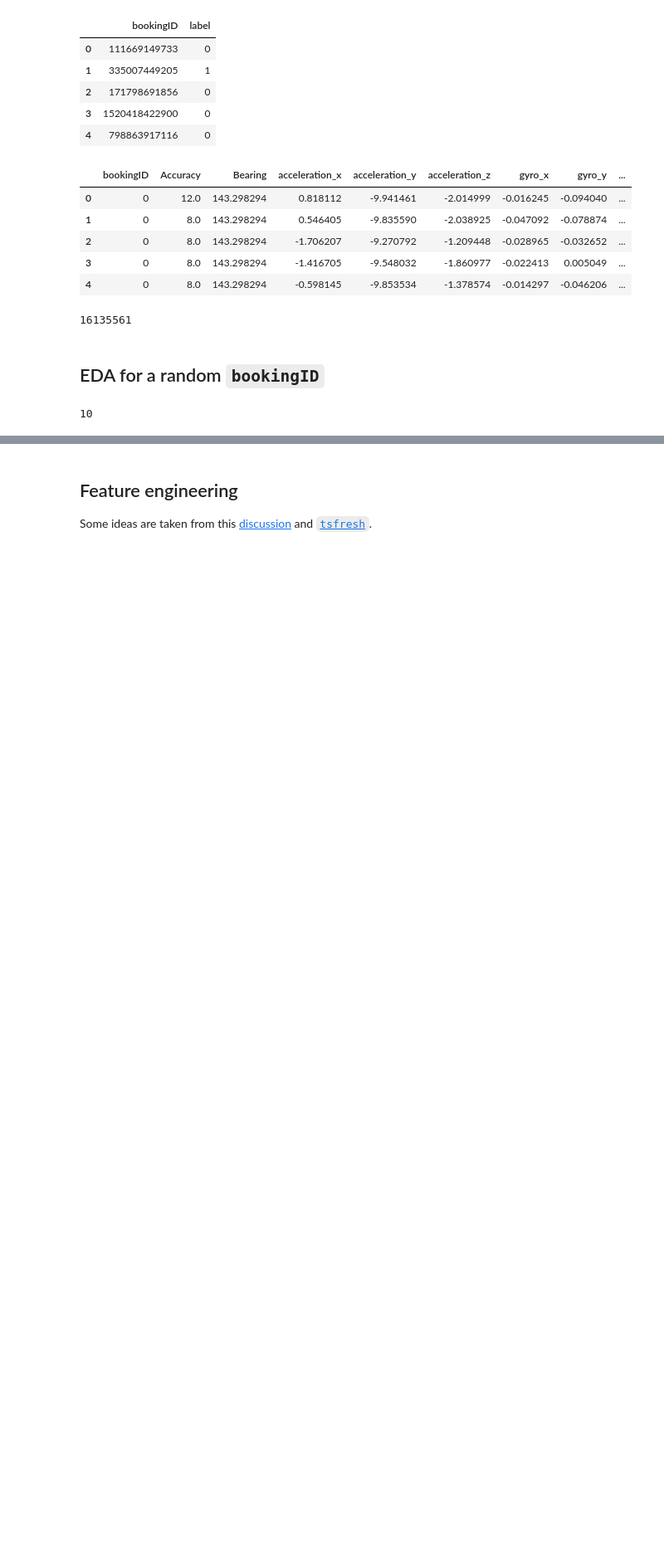
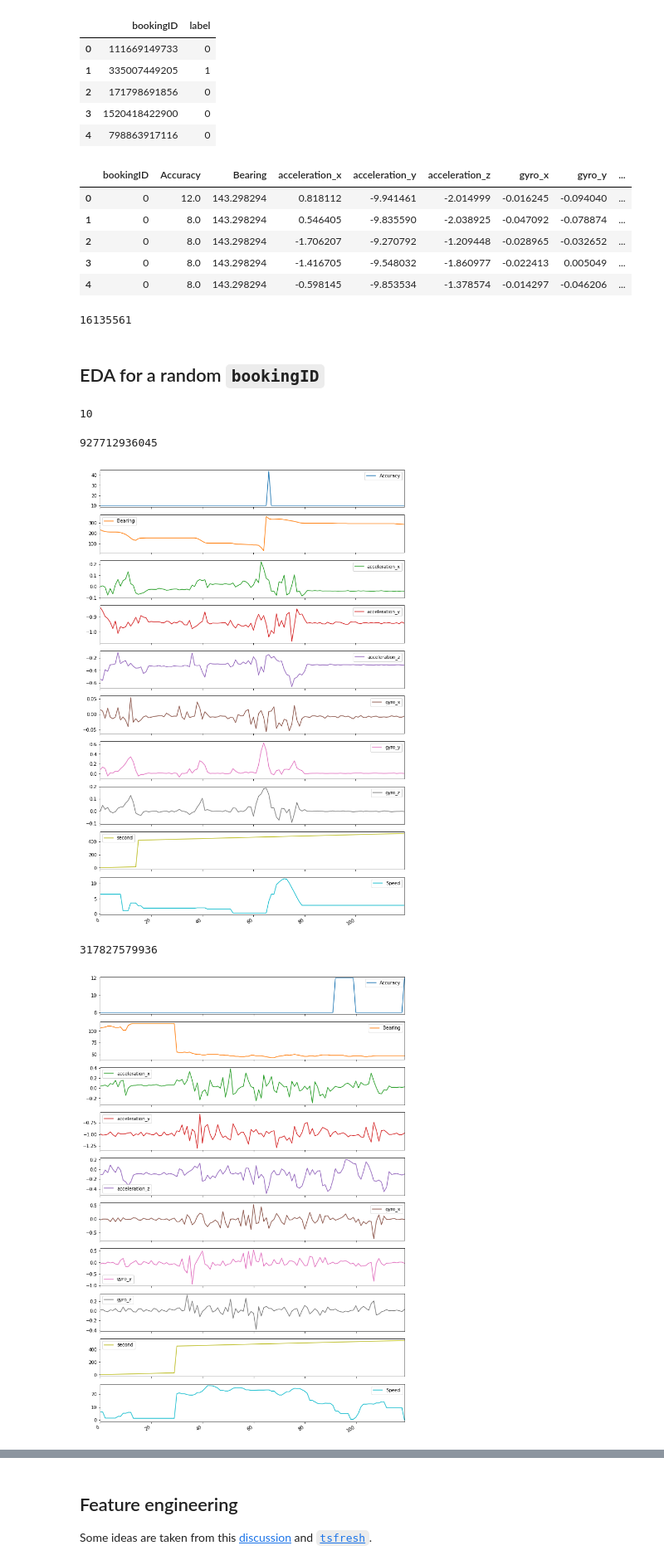
Before and after one commit to wjensheng/grab, a Jupyter notebook: preprocess.ipynb, the cells around one changed output, grey strips where cells are left out. Shown at 83% size. Cells and saved outputs as stored; diff of their text form; code cells hidden in the pictures; blank space fills up the shorter version.

```diff
--- a/preprocess.ipynb
+++ b/preprocess.ipynb
@@ -108,9 +105,14 @@ def feature_plot(id):
     ex[features].plot(subplots=True, sharex=True, figsize=(12,20))
     plt.show()
 # %%
-# feature_plot(danger0)
-# feature_plot(danger1)
-# feature_plot(danger2)
-# feature_plot(safe0)
-# feature_plot(safe1)
-# feature_plot(safe2)
+feature_plot(danger0)
+feature_plot(danger1)
+feature_plot(danger2)
+feature_plot(safe0)
+feature_plot(safe1)
+feature_plot(safe2)
+# %% [output]
+927712936045
+[figure, added]
+317827579936
+[figure, added]
```
Also changed, not shown: parts of 37 cells of this notebook, 1 other file.
